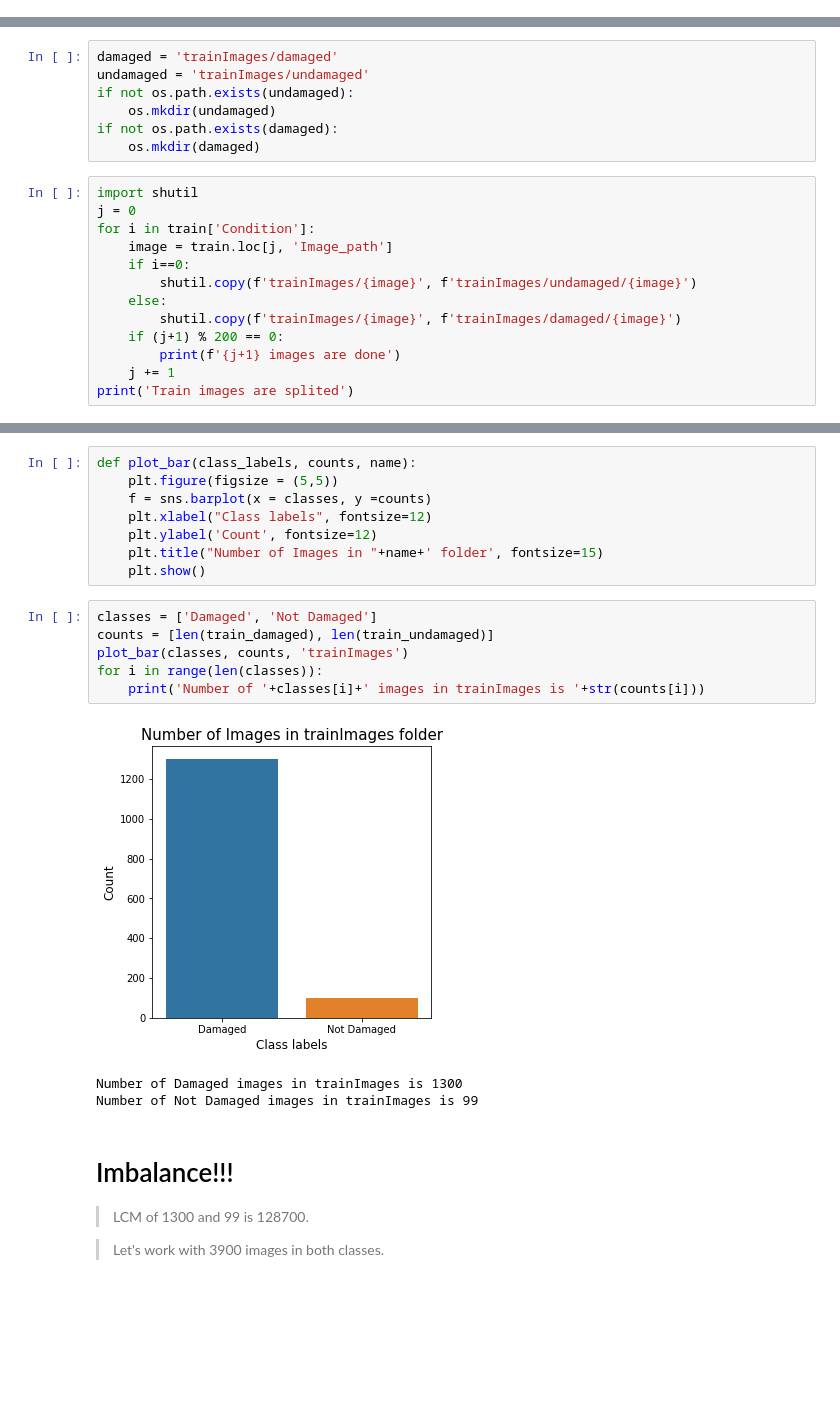
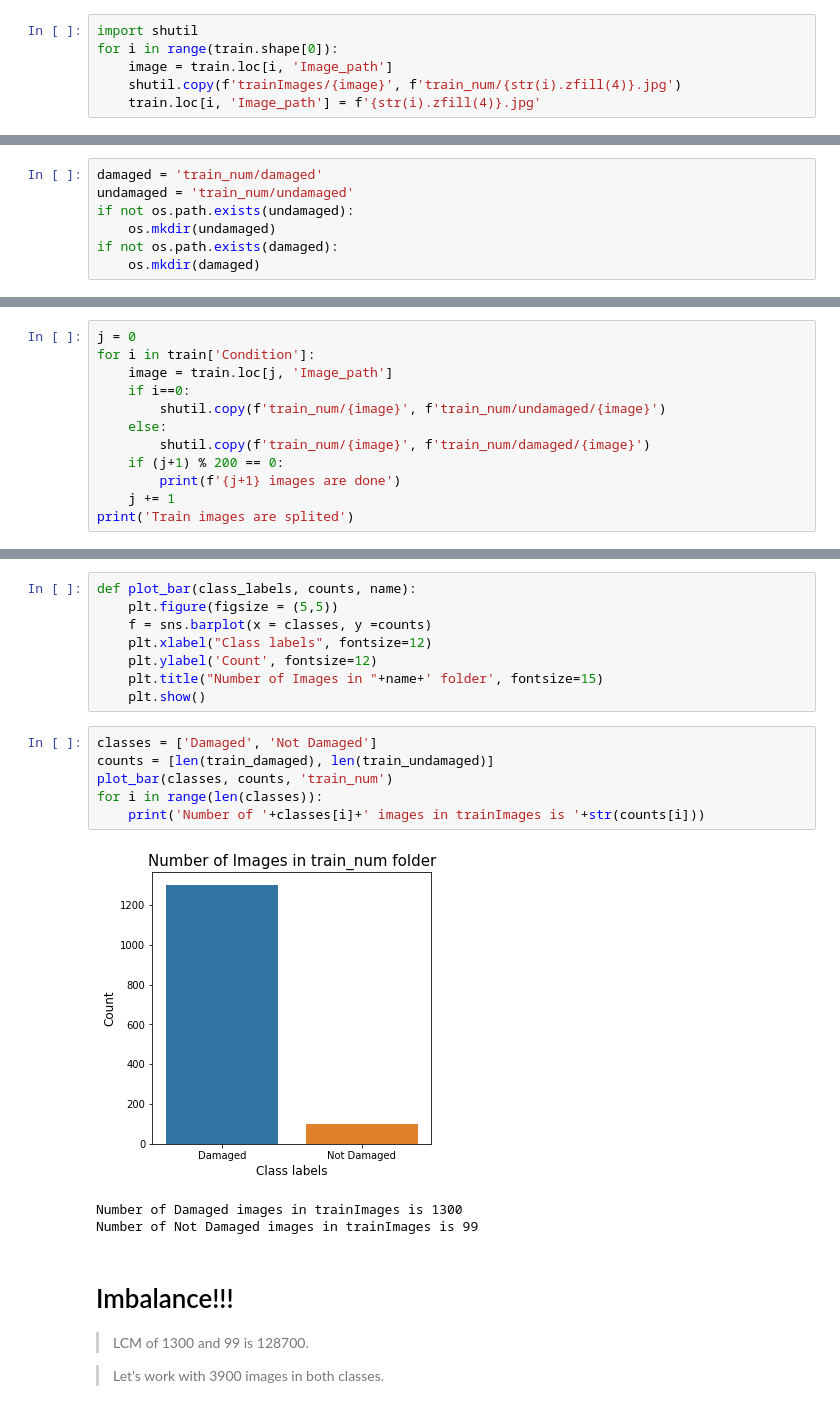
Before and after one commit to utshabkg/ML_Competition-AND-Practice, a Jupyter notebook: Competition/HackerEarth Fast, Furious and Insured/EDA.ipynb, the cells around one changed output, grey strips where cells are left out. Cells and saved outputs as stored; diff of their text form; blank space fills up the shorter version.

```diff
--- a/Competition/HackerEarth Fast, Furious and Insured/EDA.ipynb
+++ b/Competition/HackerEarth Fast, Furious and Insured/EDA.ipynb
@@ -36,0 +42,6 @@ train.head()
+# %%
+import shutil
+for i in range(train.shape[0]):
+    image = train.loc[i, 'Image_path']
+    shutil.copy(f'trainImages/{image}', f'train_num/{str(i).zfill(4)}.jpg')
+    train.loc[i, 'Image_path'] = f'{str(i).zfill(4)}.jpg'
@@ -39,23 +65,22 @@ train.head()
+# %%
+damaged = 'train_num/damaged'
+undamaged = 'train_num/undamaged'
+if not os.path.exists(undamaged):
+    os.mkdir(undamaged)
+if not os.path.exists(damaged):
+    os.mkdir(damaged)
 # %%
 train['Condition'].isnull().sum()
 # %% [output]
 0
-# %%
-damaged = 'trainImages/damaged'
-undamaged = 'trainImages/undamaged'
-if not os.path.exists(undamaged):
-    os.mkdir(undamaged)
-if not os.path.exists(damaged):
-    os.mkdir(damaged)
 # %%
-import shutil
 j = 0
 for i in train['Condition']:
     image = train.loc[j, 'Image_path']
     if i==0:
-        shutil.copy(f'trainImages/{image}', f'trainImages/undamaged/{image}')
+        shutil.copy(f'train_num/{image}', f'train_num/undamaged/{image}')
     else:
-        shutil.copy(f'trainImages/{image}', f'trainImages/damaged/{image}')
+        shutil.copy(f'train_num/{image}', f'train_num/damaged/{image}')
     if (j+1) % 200 == 0:
         print(f'{j+1} images are done')
     j += 1
@@ -82,11 +107,11 @@ def plot_bar(class_labels, counts, name):
 # %%
 classes = ['Damaged', 'Not Damaged']
 counts = [len(train_damaged), len(train_undamaged)]
-plot_bar(classes, counts, 'trainImages')
+plot_bar(classes, counts, 'train_num')
 for i in range(len(classes)):
     print('Number of '+classes[i]+' images in trainImages is '+str(counts[i]))
 # %% [output]
-[figure, old version]
+[figure, new version]
 Number of Damaged images in trainImages is 1300
 Number of Not Damaged images in trainImages is 99
 # %% [markdown]
```
Also changed, not shown: parts of 30 cells of this notebook, 3 other files.
